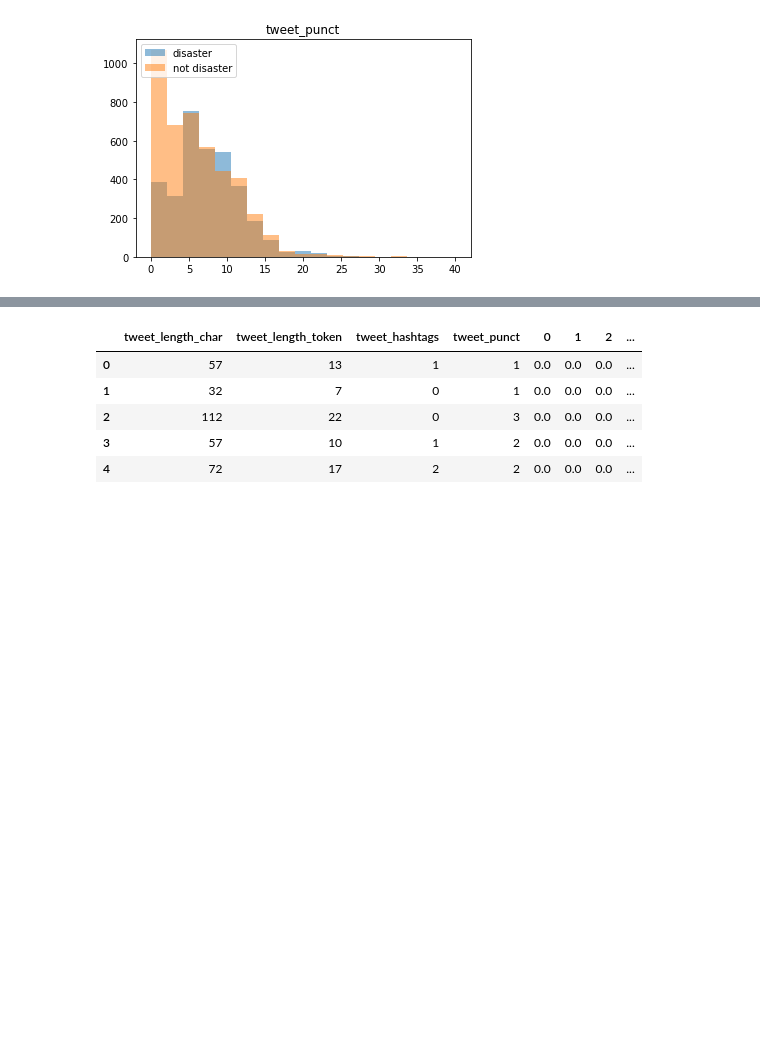
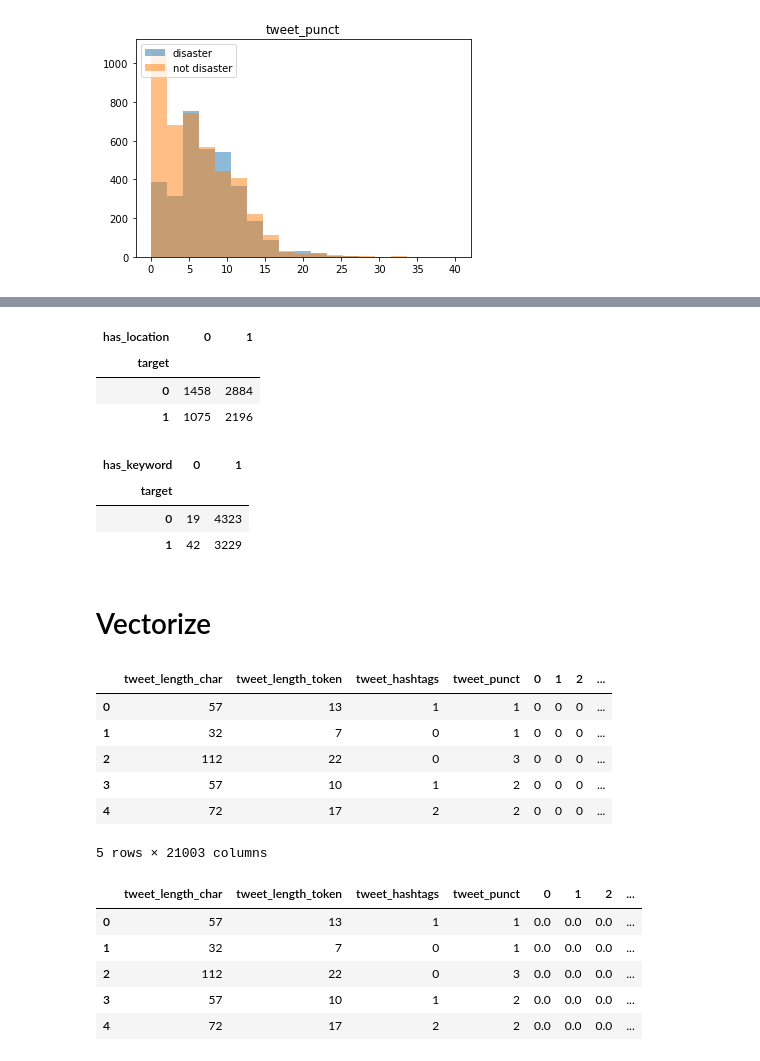
Before and after one commit to tjwhalenUVA/Disaster-Tweets, a Jupyter notebook: Exploring Disaster Tweets.ipynb, the cells around one changed output, grey strips where cells are left out. Saved outputs shown, nothing was run; the diff lists cells and outputs as text; code cells hidden in the pictures; blank space fills up the shorter version.

```diff
--- a/Classifying Disaster Tweets.ipynb
+++ b/Exploring Disaster Tweets.ipynb
@@ -128,0 +132,30 @@ evaluate_feature('tweet_punct', bins)
+# %%
+def tweet_location(location):
+    if location == None:
+        return(0)
+    return(1)
+
+train['has_location'] = train['location'].apply(lambda x: tweet_location(x))
+location_summary = train.groupby(['target', 'has_location']).size().to_frame('size').reset_index()
+location_summary.pivot(index='target',columns='has_location',values='size')
+# %% [output]
+| has_location | 0 | 1 |
+| target |  |  |
+| 0 | 1458 | 2884 |
+| 1 | 1075 | 2196 |
+# %%
+def tweet_keyword(kw):
+    if kw == None:
+        return(0)
+    return(1)
+
+train['has_keyword'] = train['keyword'].apply(lambda x: tweet_keyword(x))
+location_summary = train.groupby(['target', 'has_keyword']).size().to_frame('size').reset_index()
+location_summary.pivot(index='target',columns='has_keyword',values='size')
+# %% [output]
+| has_keyword | 0 | 1 |
+| target |  |  |
+| 0 | 19 | 4323 |
+| 1 | 42 | 3229 |
+# %% [markdown]
+# Vectorize
@@ -129 +164,16 @@ evaluate_feature('tweet_punct', bins)
+# %%
+count_vect = CountVectorizer(analyzer=clean_tweets)
+count_fit = count_vect.fit_transform(train['text'])
+
+count_X_features = pd.concat([train[['tweet_length_char', 'tweet_length_token', 'tweet_hashtags', 'tweet_punct']],
+                        pd.DataFrame(count_fit.toarray())], axis=1)
+count_X_features.head()
+# %% [output]
+|  | tweet_length_char | tweet_length_token | tweet_hashtags | tweet_punct | 0 | 1 | 2 | ... |
+| 0 | 57 | 13 | 1 | 1 | 0 | 0 | 0 | ... |
+| 1 | 32 | 7 | 0 | 1 | 0 | 0 | 0 | ... |
+| 2 | 112 | 22 | 0 | 3 | 0 | 0 | 0 | ... |
+| 3 | 57 | 10 | 1 | 2 | 0 | 0 | 0 | ... |
+| 4 | 72 | 17 | 2 | 2 | 0 | 0 | 0 | ... |
+5 rows × 21003 columns
 # %%
```
Also changed, not shown: parts of 20 cells of this notebook, 1 other file.
